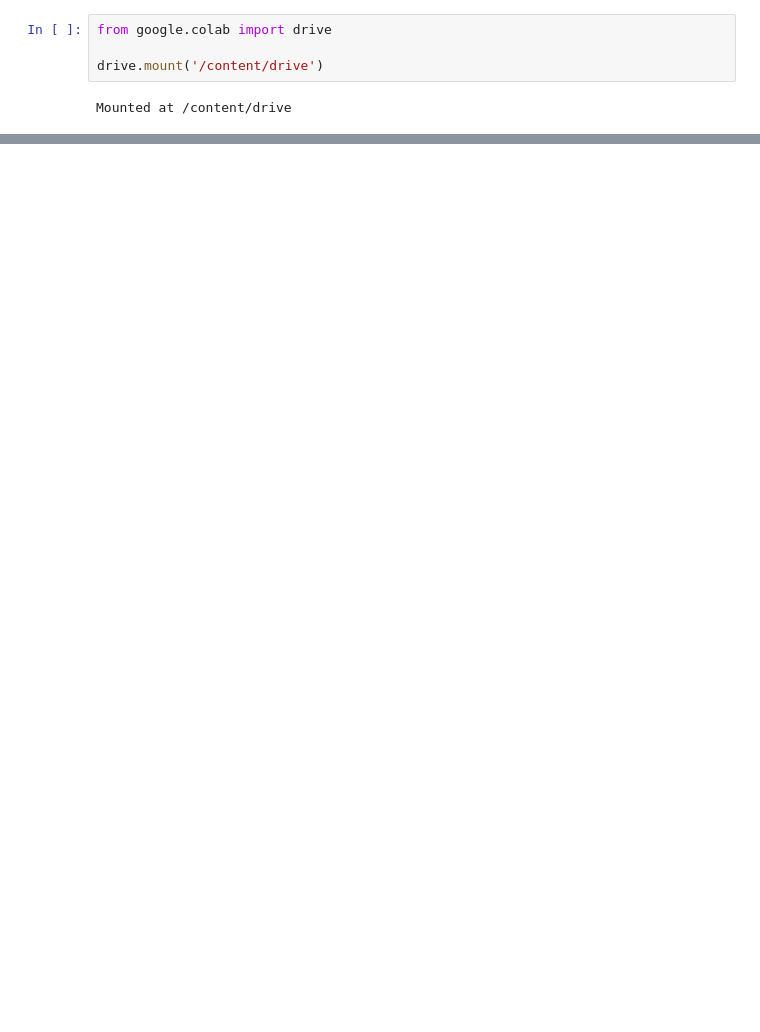
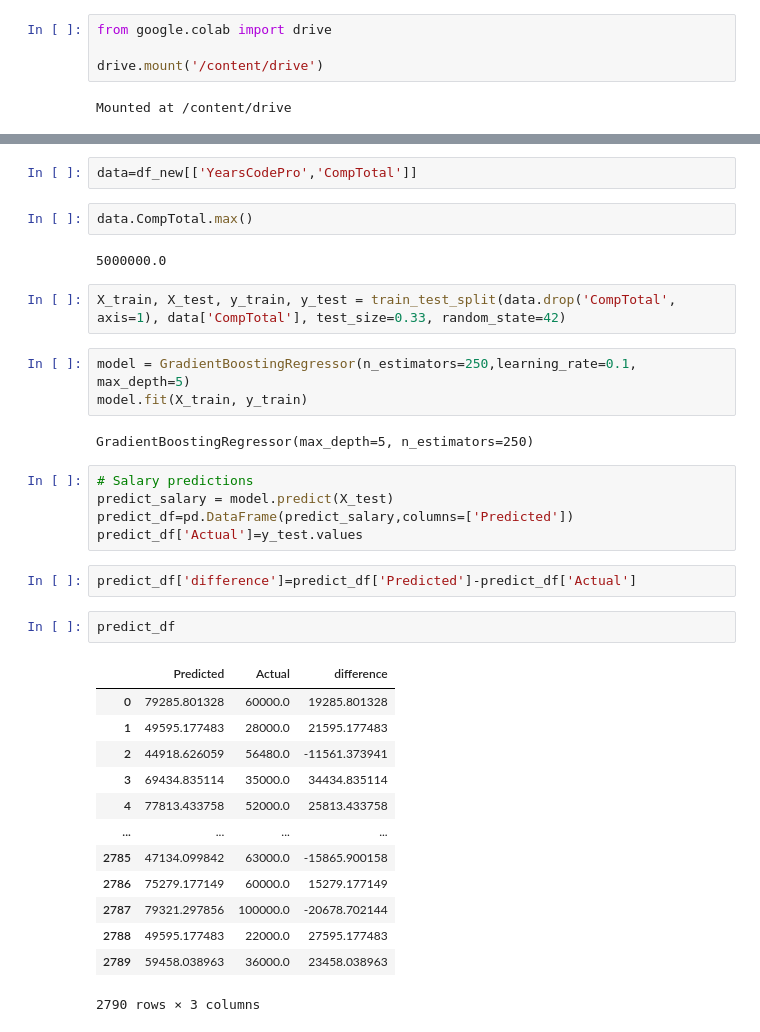
Before and after one commit to Afsoon-Ghazanfari/Salary-Predictor, a Jupyter notebook: main.ipynb, the cells around one changed output, grey strips where cells are left out. Cells and saved outputs as stored; diff of their text form; blank space fills up the shorter version.

Commit message:
created dummy model

```diff
--- a/main.ipynb
+++ b/main.ipynb
@@ -22,0 +221,36 @@ df.head()
+# %%
+data=df_new[['YearsCodePro','CompTotal']]
+# %%
+data.CompTotal.max()
+# %% [output]
+5000000.0
+# %%
+X_train, X_test, y_train, y_test = train_test_split(data.drop('CompTotal', axis=1), data['CompTotal'], test_size=0.33, random_state=42)
+# %%
+model = GradientBoostingRegressor(n_estimators=250,learning_rate=0.1, max_depth=5)
+model.fit(X_train, y_train)
+# %% [output]
+GradientBoostingRegressor(max_depth=5, n_estimators=250)
+# %%
+# Salary predictions
+predict_salary = model.predict(X_test)
+predict_df=pd.DataFrame(predict_salary,columns=['Predicted'])
+predict_df['Actual']=y_test.values
+# %%
+predict_df['difference']=predict_df['Predicted']-predict_df['Actual']
+# %%
+predict_df
+# %% [output]
+|  | Predicted | Actual | difference |
+| 0 | 79285.801328 | 60000.0 | 19285.801328 |
+| 1 | 49595.177483 | 28000.0 | 21595.177483 |
+| 2 | 44918.626059 | 56480.0 | -11561.373941 |
+| 3 | 69434.835114 | 35000.0 | 34434.835114 |
+| 4 | 77813.433758 | 52000.0 | 25813.433758 |
+| ... | ... | ... | ... |
+| 2785 | 47134.099842 | 63000.0 | -15865.900158 |
+| 2786 | 75279.177149 | 60000.0 | 15279.177149 |
+| 2787 | 79321.297856 | 100000.0 | -20678.702144 |
+| 2788 | 49595.177483 | 22000.0 | 27595.177483 |
+| 2789 | 59458.038963 | 36000.0 | 23458.038963 |
+2790 rows × 3 columns
```
Also changed, not shown: parts of 21 cells of this notebook.
